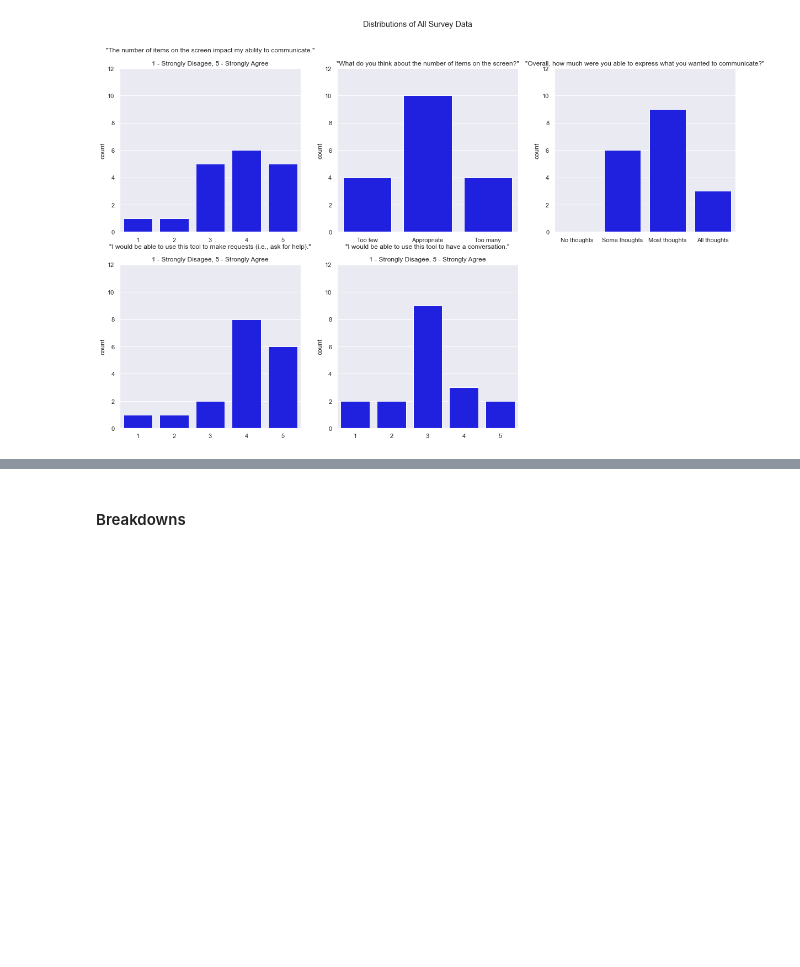
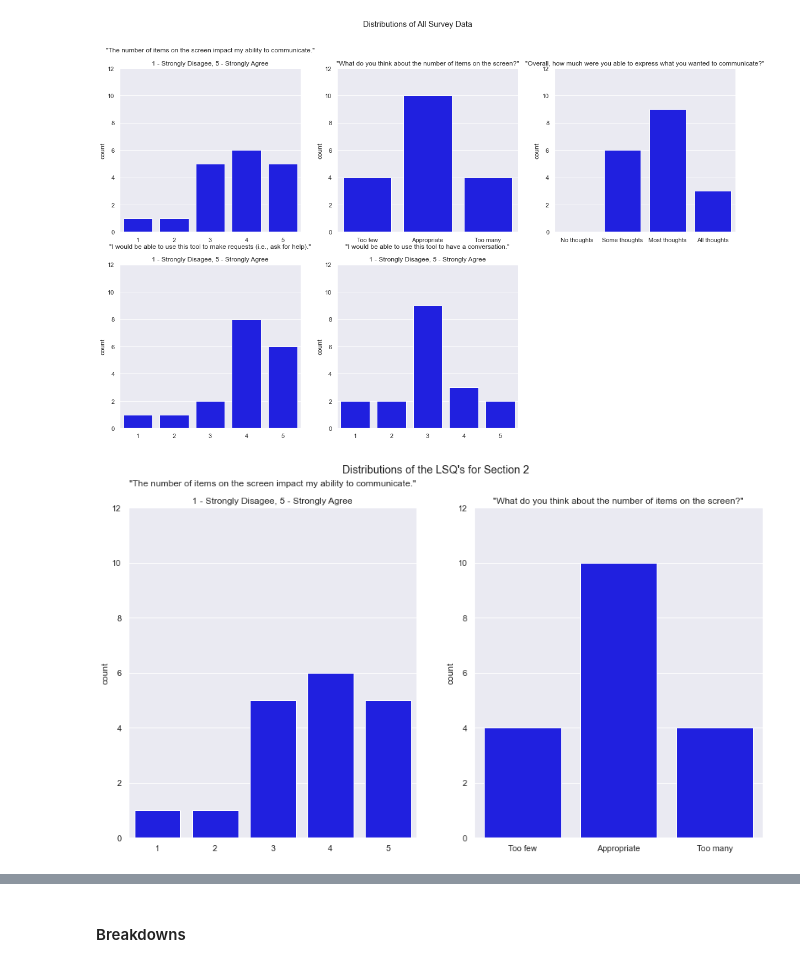
Before and after one commit to BladeF/Thesis-Data-Analysis, a Jupyter notebook: notebooks/survey_analysis.ipynb, the cells around one changed output, grey strips where cells are left out. Cells and saved outputs as stored; diff of their text form; code cells hidden in the pictures; blank space fills up the shorter version.

```diff
--- a/notebooks/survey_analysis.ipynb
+++ b/notebooks/survey_analysis.ipynb
@@ -196,3 +196,25 @@ gen_vis(df = survey_likert, col="converse_scale", index=5, bins=[1, 2, 3, 4, 5],
 plt.savefig("../figures/survey_distributions_all.png", bbox_inches="tight")
 # %% [output]
 [figure]
+# %%
+def gen_vis(df, col, num_figs, index, bins, name, color):
+    plt.subplot(1, num_figs, index)
+    plt.title(name)
+    ax = sns.countplot(x=col, data=df, order=bins, palette=color)
+    ax.set_ylim(0, 12)
+    ax.set_xlabel("")
+
+    if len(bins) == 3:
+        plt.xticks(ticks=[0, 1, 2], labels=["Too few", "Appropriate", "Too many"])
+    elif len(bins) == 4:
+        plt.xticks(ticks=[0, 1, 2, 3], labels=["No thoughts", "Some thoughts", "Most thoughts", "All thoughts"])
+# %%
+fig = plt.figure(figsize=(15.0, 8.0))
+fig.suptitle("Distributions of the LSQ's for Section 2")
+
+gen_vis(df = survey_likert, col="num_items_impact_scale", num_figs=2, index=1, bins=[1, 2, 3, 4, 5], name="\"The number of items on the screen impact my ability to communicate.\"\n\n1 - Strongly Disagee, 5 - Strongly Agree", color=five_color)
+gen_vis(df = survey_likert, col="num_items_thoughts_scale", num_figs=2, index=2, bins=[1, 2, 3], name="\"What do you think about the number of items on the screen?\"", color=three_color)
+
+plt.savefig("../figures/section_2_distributions.png", bbox_inches="tight")
+# %% [output]
+[figure, added]
```
Also changed, not shown: parts of 2 cells of this notebook, 2 other files.
